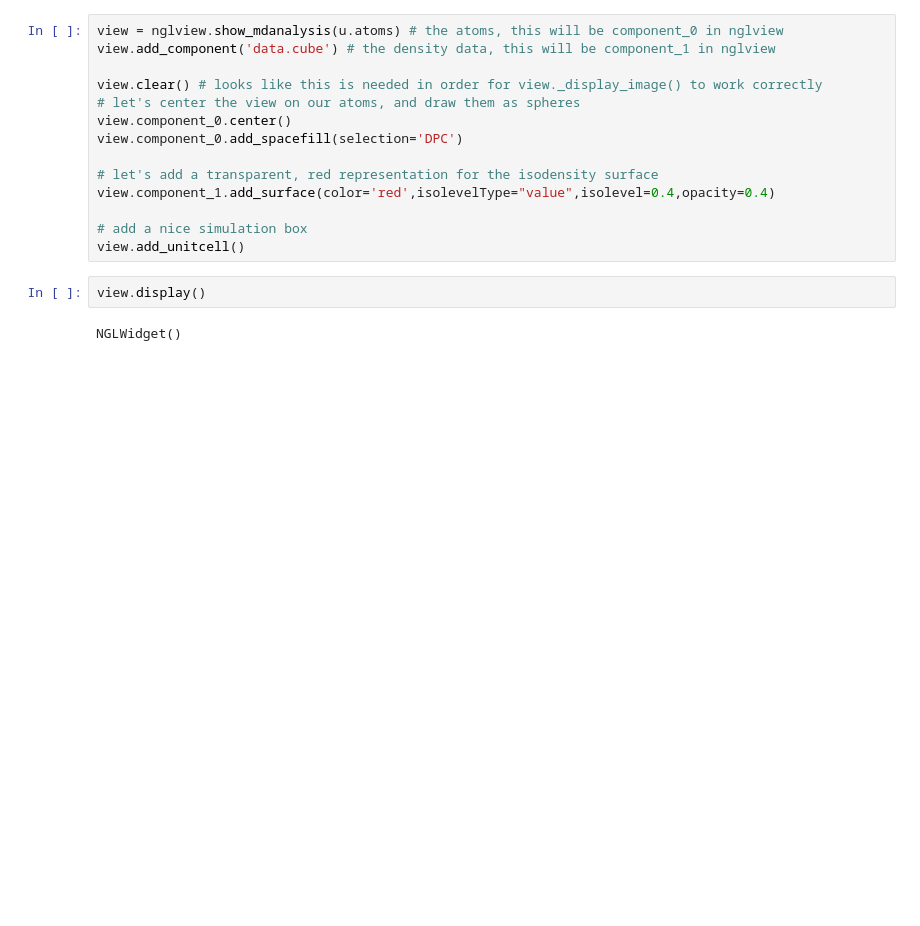
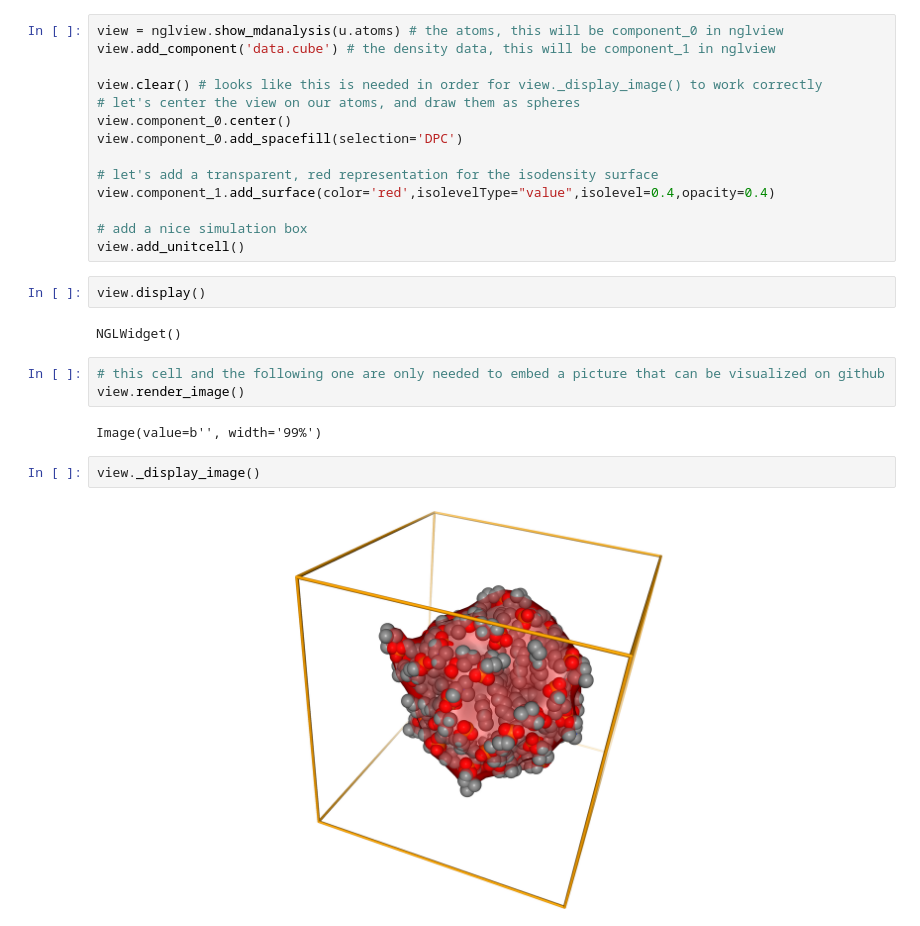
Before and after one commit to Marcello-Sega/pytim-notebooks, a Jupyter notebook: Willard-Chandler and Cube format.ipynb, the cells around one changed output. Saved outputs shown, nothing was run; the diff lists cells and outputs as text; blank space fills up the shorter version.

Commit message:
Fixed back nglview pictures for GitHub

```diff
--- a/Willard-Chandler and Cube format.ipynb
+++ b/Willard-Chandler and Cube format.ipynb
@@ -30,3 +30,12 @@ view.add_unitcell()
 view.display()
 # %% [output]
 NGLWidget()
+# %%
+# this cell and the following one are only needed to embed a picture that can be visualized on github
+view.render_image()
+# %% [output]
+Image(value=b'', width='99%')
+# %%
+view._display_image()
+# %% [output]
+[figure, added]
```
Also changed, not shown: 1 other file.
